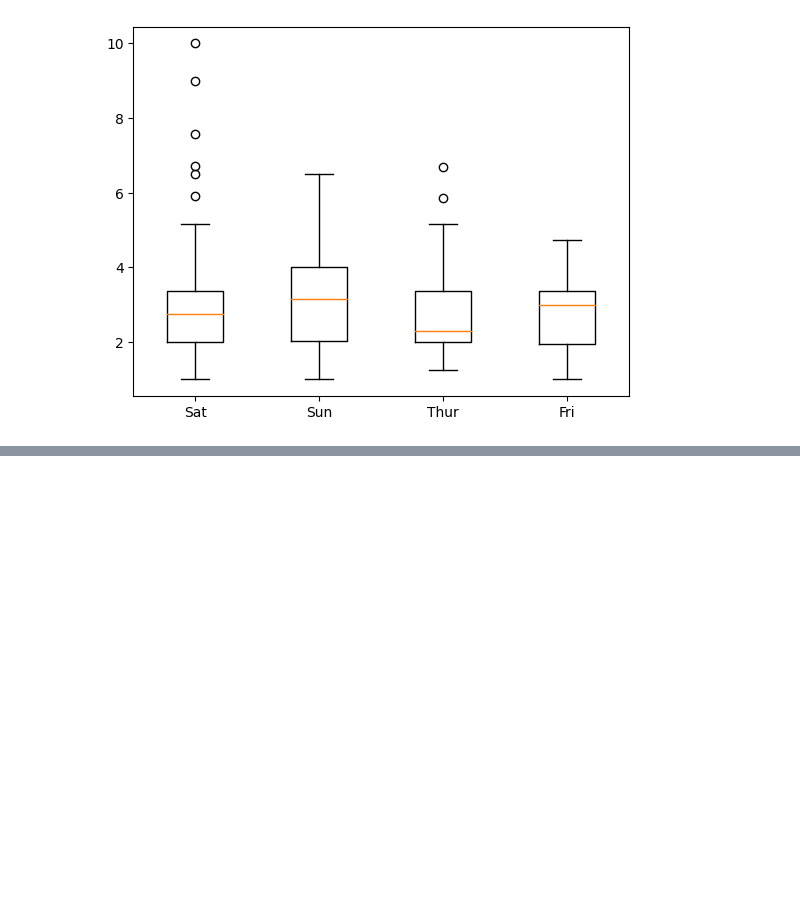
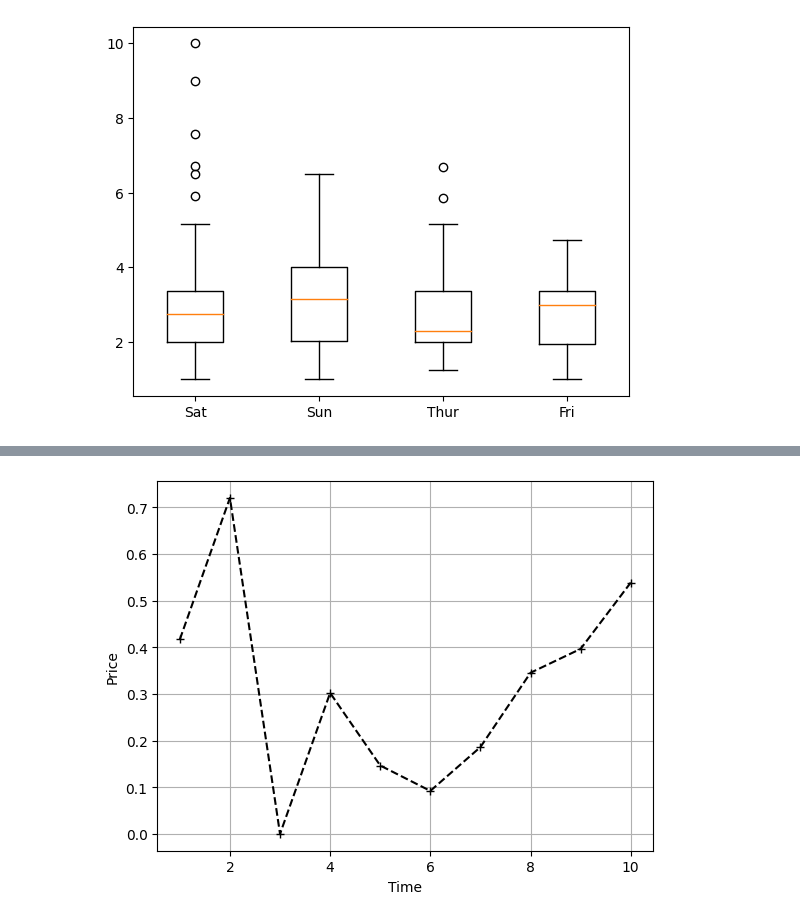
Before and after one commit to Le2Hee/python-itwill, a Jupyter notebook: py16_matplotlib.ipynb, the cells around one changed output, grey strips where cells are left out. Drawn from its saved outputs; the diff is of its cells as text; code cells hidden in the pictures; blank space fills up the shorter version.

```diff
--- a/py16_matplotlib.ipynb
+++ b/py16_matplotlib.ipynb
@@ -367,0 +429,7 @@ plt.show()
+# %%
+np.random.seed(1) # 난수 생성하는 순서.
+df = pd.DataFrame(data={
+    'time': np.arange(1, 11), # [1, 2, 3, 4, ..., 9, 10]
+    'price': np.random.rand(10) # [0, 1.0) 범위의 난수 10개를 갖는 1차원 배열.
+})
+df
@@ -367,0 +448,17 @@ plt.show()
+# %%
+# price ~ time
+plt.plot(df.time, df.price,
+        'k+--' # 모양 '-'를 사용하면 마커도 보이고 선도 보인다.
+        )
+# format 문자열(3번째 arg): 색깔, 마커모양, 선의 종류 로 이루어져 있다.
+# 색깔: b(lue), r(de), g(reen), (blac)k, ...
+# marker: 마커의 종류(모양), 'o': 동그라미 모양, '^': 삼각형, 'v': 역삼각형, '*': 별모양, 's': 정사각형, ...
+# -(solid line), :(dotted line), --(dashed line), ...
+
+plt.grid()
+plt.xlabel('Time')
+plt.ylabel('Price')
+
+plt.show()
+# %% [output]
+[figure, added]
```
Also changed, not shown: parts of 17 cells of this notebook.
